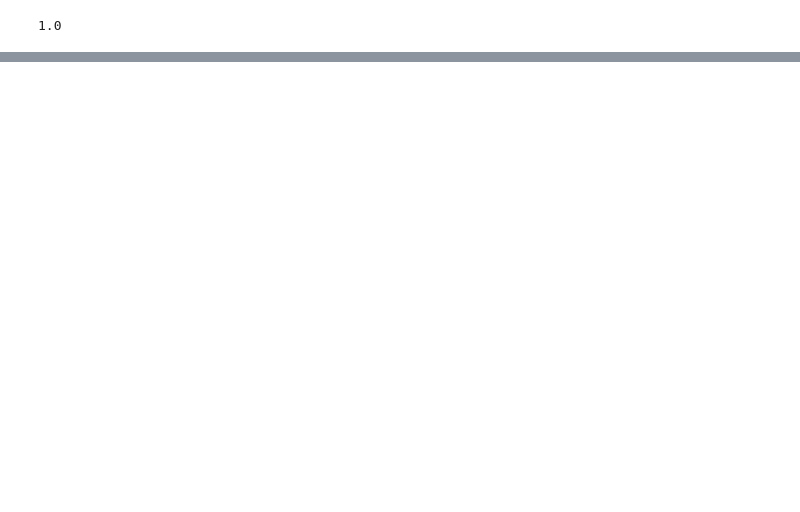
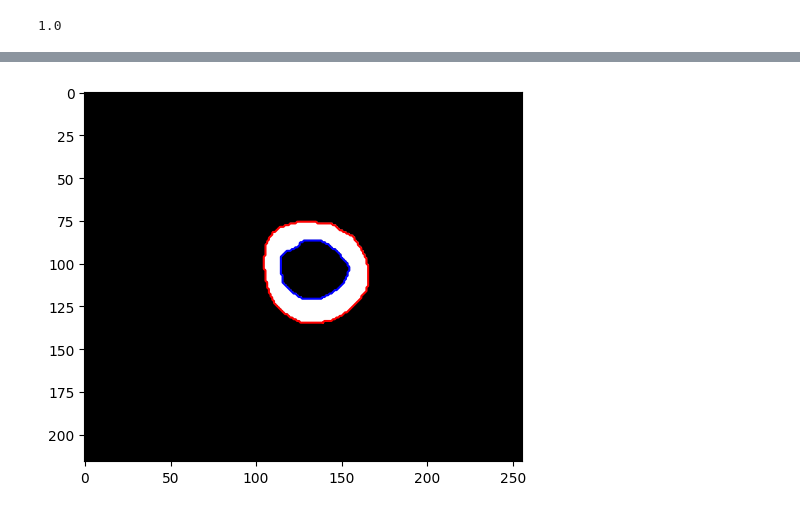
Before and after one commit to clementgilli/Cardiac-Pathology-Prediction, a Jupyter notebook: worksheet.ipynb, the cells around one changed output, grey strips where cells are left out. Cells and saved outputs as stored; diff of their text form; code cells hidden in the pictures; blank space fills up the shorter version.

```diff
--- a/worksheet.ipynb
+++ b/worksheet.ipynb
@@ -48,0 +66,14 @@ Submission file submission.csv created
+# %%
+LVM_mask = (ft.get_ED_segmentation(25,dataset)[:,:,1] == 2).astype(np.uint8)
+
+# Trouver les contours externes et internes du LVM
+contours = measure.find_contours(LVM_mask, 0.5)
+external_contour = max(contours, key=len)
+internal_contours = min(contours, key=len)
+
+plt.imshow(LVM_mask, cmap="gray")
+plt.plot(external_contour[:,1], external_contour[:,0], c="r")
+plt.plot(internal_contours[:,1], internal_contours[:,0], c="b")
+plt.show()
+# %% [output]
+[figure, added]
```
Also changed, not shown: parts of 6 cells of this notebook, 3 other files.
